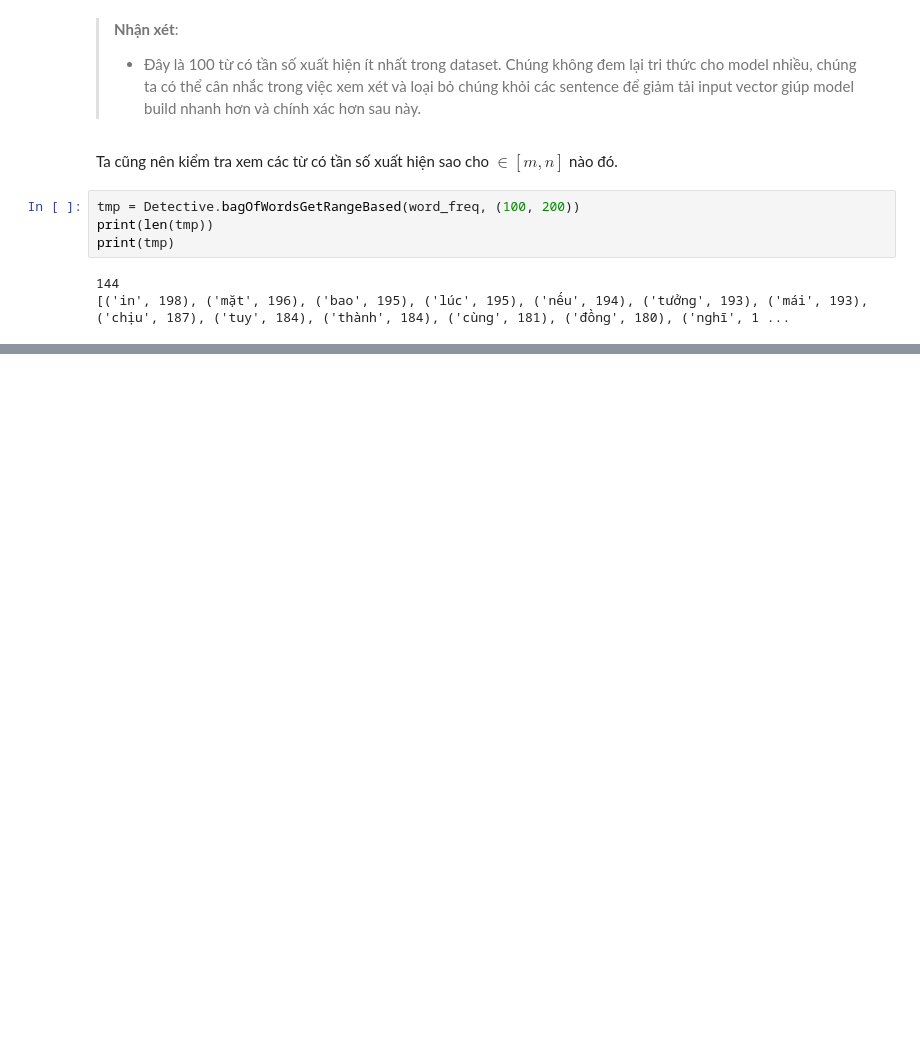
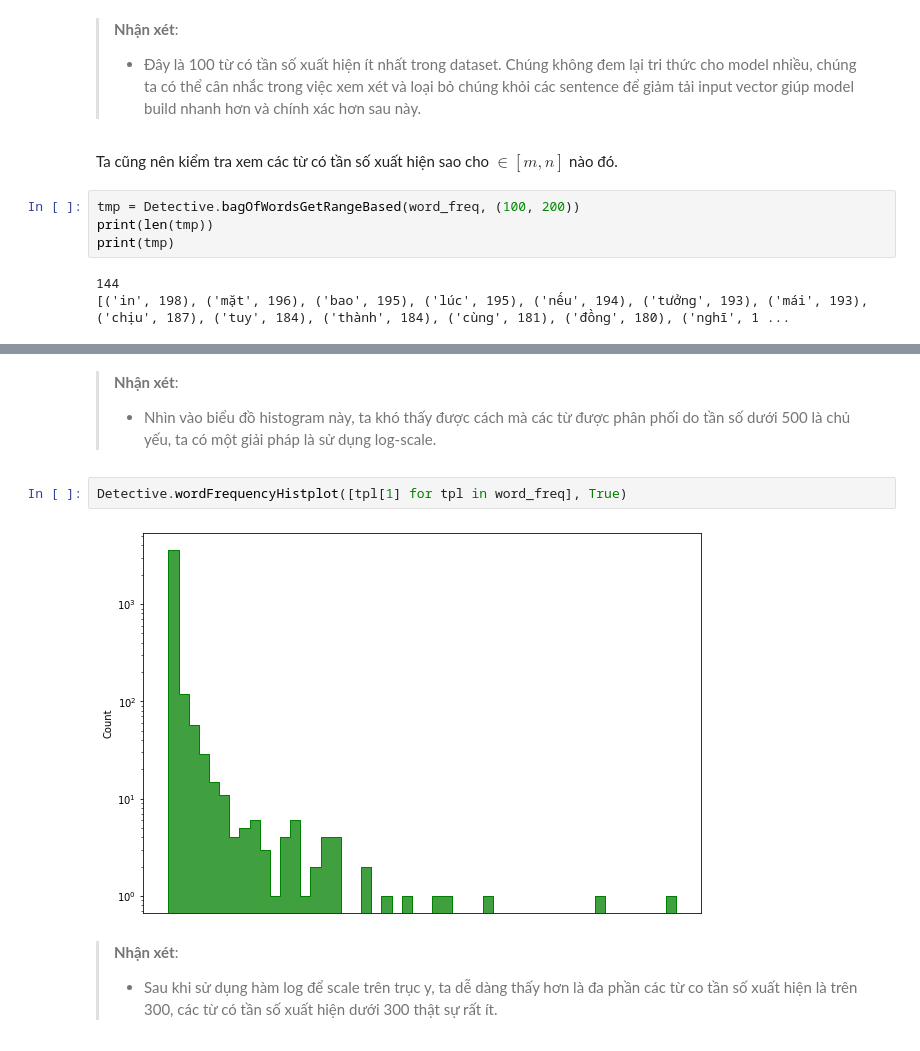
Before and after one commit to cuongpiger/SCL_KHVW_Sentiment_Analysis_Project, a Jupyter notebook: 03.eda.ipynb, the cells around one changed output, grey strips where cells are left out. Saved outputs shown, nothing was run; the diff lists cells and outputs as text; blank space fills up the shorter version.

```diff
--- a/03.eda.ipynb
+++ b/03.eda.ipynb
@@ -93,0 +100,10 @@ print(tmp)
+# %% [markdown]
+> **Nhận xét**:
+> * Nhìn vào biểu đồ histogram này, ta khó thấy được cách mà các từ được phân phối do tần số dưới 500 là chủ yếu, ta có một giải pháp là sử dụng log-scale.
+# %%
+Detective.wordFrequencyHistplot([tpl[1] for tpl in word_freq], True)
+# %% [output]
+[figure, added]
+# %% [markdown]
+> **Nhận xét**:
+> * Sau khi sử dụng hàm log để scale trên trục y, ta dễ dàng thấy hơn là đa phần các từ co tần số xuất hiện là trên 300, các từ có tần số xuất hiện dưới 300 thật sự rất ít.
```
Also changed, not shown: parts of 3 cells of this notebook, 1 other file.
